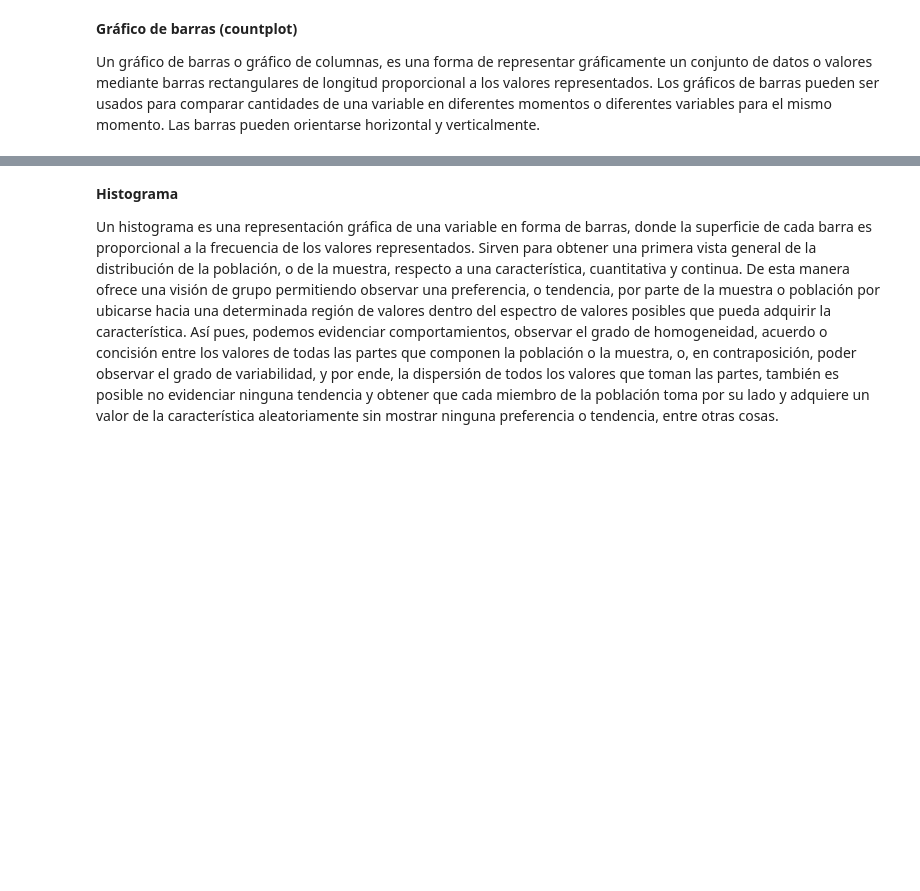
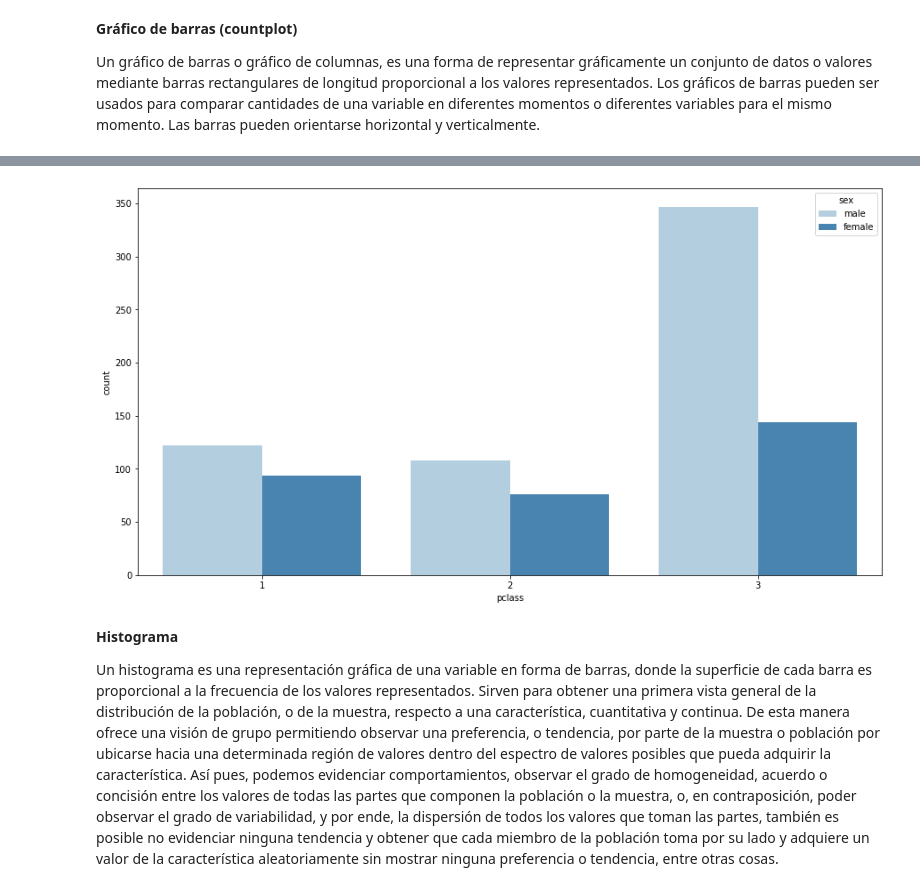
Before and after one commit to Pomilusky/apuntes_clase, a Jupyter notebook: semana_5/1.2 - Estadistica descriptiva.ipynb, the cells around one changed output, grey strips where cells are left out. Saved outputs shown, nothing was run; the diff lists cells and outputs as text; code cells hidden in the pictures; blank space fills up the shorter version.

```diff
--- a/semana_5/1.2 - Estadistica descriptiva.ipynb
+++ b/semana_5/1.2 - Estadistica descriptiva.ipynb
@@ -591,3 +907,7 @@ Un gráfico de barras o gráfico de columnas, es una forma de representar gráfi
+# %%
+sns.countplot(x=df.pclass, hue=df.sex, palette='Blues');
+# %% [output]
+[figure, added]
 # %% [markdown]
 **Histograma**
 
```
Also changed, not shown: parts of 66 cells of this notebook.
